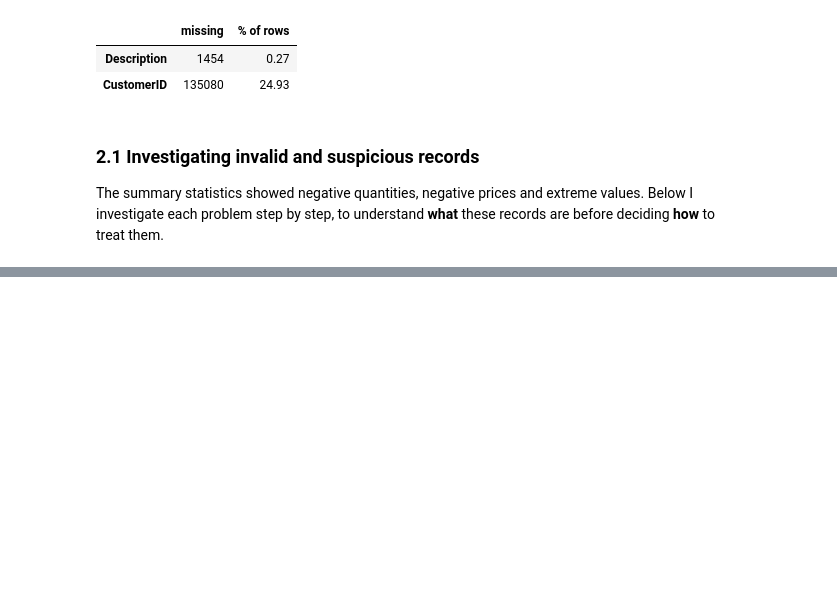
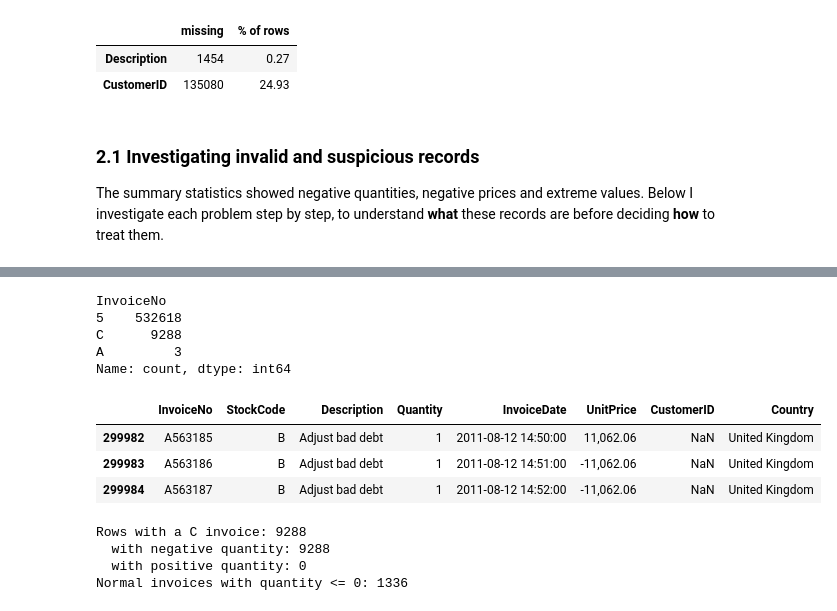
Before and after one commit to 2023357/CA2_Data_Vizualisation, a Jupyter notebook: CA2_Online_Retail.ipynb, the cells around one changed output, grey strips where cells are left out. Cells and saved outputs as stored; diff of their text form; code cells hidden in the pictures; blank space fills up the shorter version.

```diff
--- a/CA2_Online_Retail.ipynb
+++ b/CA2_Online_Retail.ipynb
@@ -99,0 +101,35 @@ The summary statistics showed negative quantities, negative prices and extreme v
+# %%
+# INVOICE NUMBERS
+# Invoice numbers should be numbers. I check the FIRST character of every invoice number
+# (str[0]) and count them, to find out if some start with a letter.
+raw["InvoiceNo"].str[0].value_counts()
+# %% [output]
+InvoiceNo
+5    532618
+C      9288
+A         3
+Name: count, dtype: int64
+# %%
+# PREFIX "A" – only 3 rows, so I can look at all of them
+raw[raw["InvoiceNo"].str.startswith("A")]
+# %% [output]
+|  | InvoiceNo | StockCode | Description | Quantity | InvoiceDate | UnitPrice | CustomerID | Country |
+| 299982 | A563185 | B | Adjust bad debt | 1 | 2011-08-12 14:50:00 | 11,062.06 | NaN | United Kingdom |
+| 299983 | A563186 | B | Adjust bad debt | 1 | 2011-08-12 14:51:00 | -11,062.06 | NaN | United Kingdom |
+| 299984 | A563187 | B | Adjust bad debt | 1 | 2011-08-12 14:52:00 | -11,062.06 | NaN | United Kingdom |
+# %%
+# Do the "C" invoices mean cancellations? If yes, all of them should have a NEGATIVE quantity.
+is_c = raw["InvoiceNo"].str.startswith("C")
+cancelled = raw[is_c]
+print("Rows with a C invoice:", len(cancelled))
+print("  with negative quantity:", (cancelled["Quantity"] < 0).sum())
+print("  with positive quantity:", (cancelled["Quantity"] > 0).sum())
+
+# And are there negative quantities on NORMAL invoices too?  (~ means NOT)
+normal = raw[~is_c]
+print("Normal invoices with quantity <= 0:", (normal["Quantity"] <= 0).sum())
+# %% [output]
+Rows with a C invoice: 9288
+  with negative quantity: 9288
+  with positive quantity: 0
+Normal invoices with quantity <= 0: 1336
```
Also changed, not shown: parts of 14 cells of this notebook.
